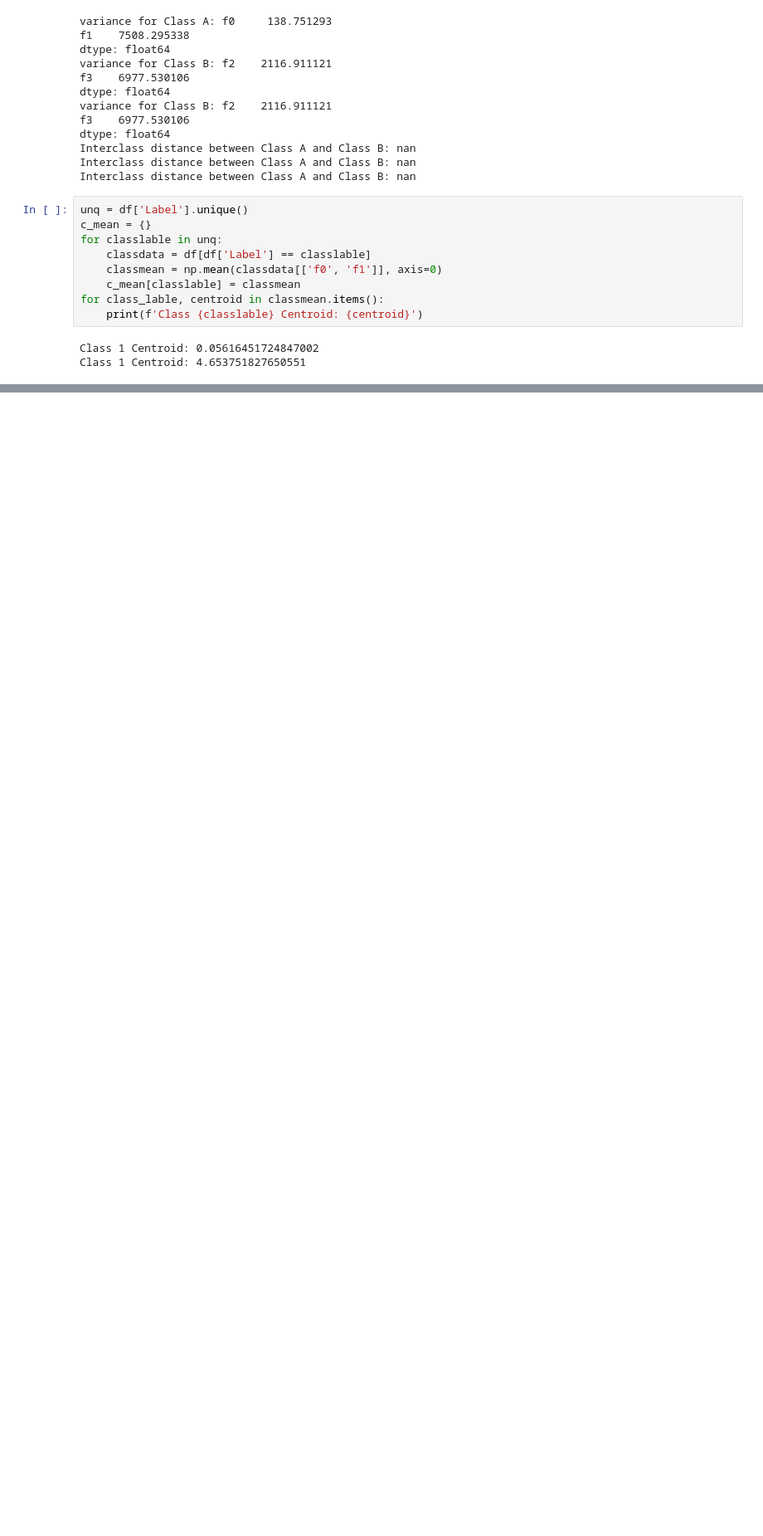
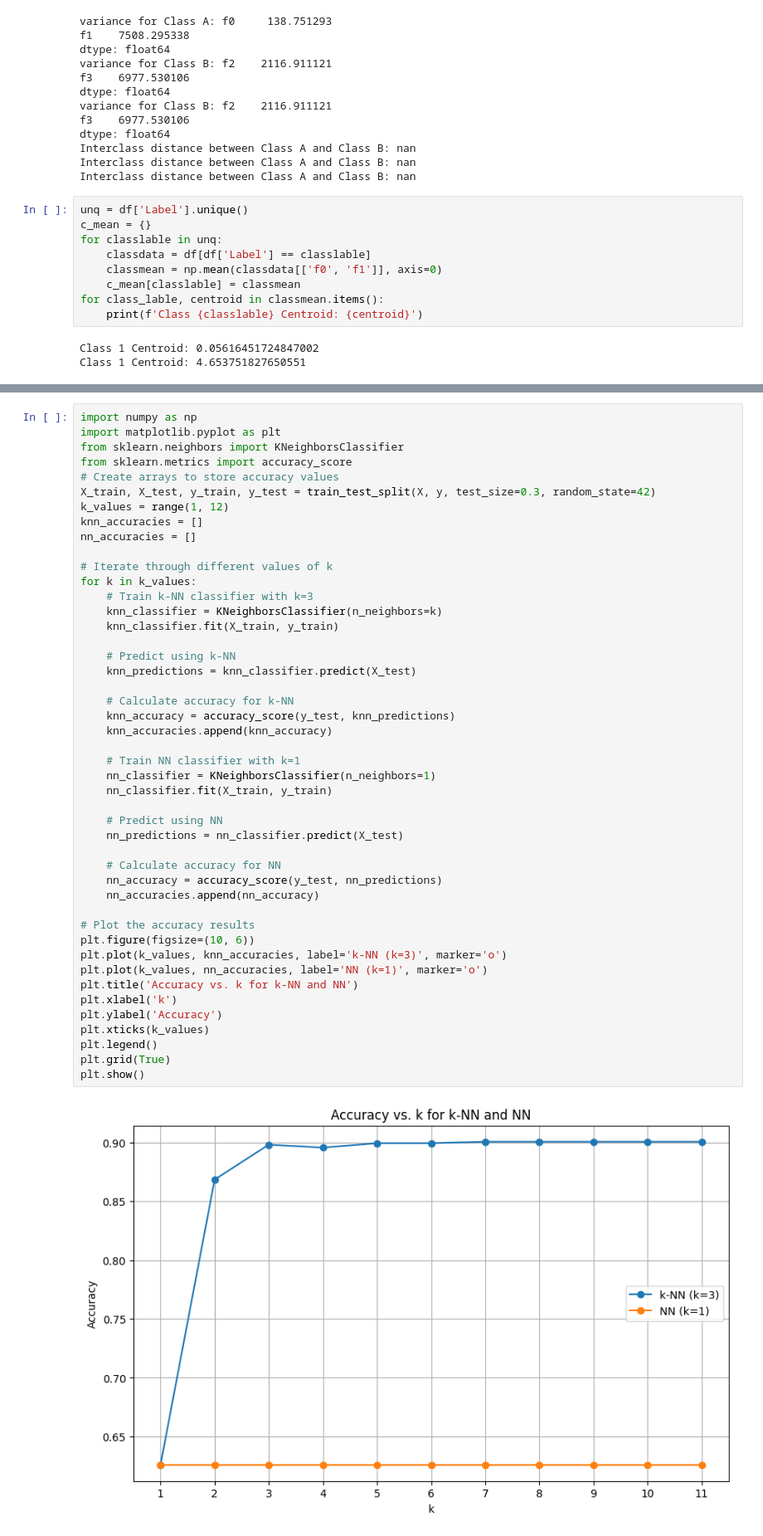
Before and after one commit to gnani43/mlassignment, a Jupyter notebook: p1.ipynb, the cells around one changed output, grey strips where cells are left out. Shown at 83% size. Saved outputs shown, nothing was run; the diff lists cells and outputs as text; blank space fills up the shorter version.

```diff
--- a/p1.ipynb
+++ b/p1.ipynb
@@ -113,0 +244,48 @@ Class 1 Centroid: 4.653751827650551
+# %%
+import numpy as np
+import matplotlib.pyplot as plt
+from sklearn.neighbors import KNeighborsClassifier
+from sklearn.metrics import accuracy_score
+# Create arrays to store accuracy values
+X_train, X_test, y_train, y_test = train_test_split(X, y, test_size=0.3, random_state=42)
+k_values = range(1, 12)
+knn_accuracies = []
+nn_accuracies = []
+
+# Iterate through different values of k
+for k in k_values:
+    # Train k-NN classifier with k=3
+    knn_classifier = KNeighborsClassifier(n_neighbors=k)
+    knn_classifier.fit(X_train, y_train)
+
+    # Predict using k-NN
+    knn_predictions = knn_classifier.predict(X_test)
+
+    # Calculate accuracy for k-NN
+    knn_accuracy = accuracy_score(y_test, knn_predictions)
+    knn_accuracies.append(knn_accuracy)
+
+    # Train NN classifier with k=1
+    nn_classifier = KNeighborsClassifier(n_neighbors=1)
+    nn_classifier.fit(X_train, y_train)
+
+    # Predict using NN
+    nn_predictions = nn_classifier.predict(X_test)
+
+    # Calculate accuracy for NN
+    nn_accuracy = accuracy_score(y_test, nn_predictions)
+    nn_accuracies.append(nn_accuracy)
+
+# Plot the accuracy results
+plt.figure(figsize=(10, 6))
+plt.plot(k_values, knn_accuracies, label='k-NN (k=3)', marker='o')
+plt.plot(k_values, nn_accuracies, label='NN (k=1)', marker='o')
+plt.title('Accuracy vs. k for k-NN and NN')
+plt.xlabel('k')
+plt.ylabel('Accuracy')
+plt.xticks(k_values)
+plt.legend()
+plt.grid(True)
+plt.show()
+# %% [output]
+[figure, added]
```
Also changed, not shown: parts of 7 cells of this notebook.
